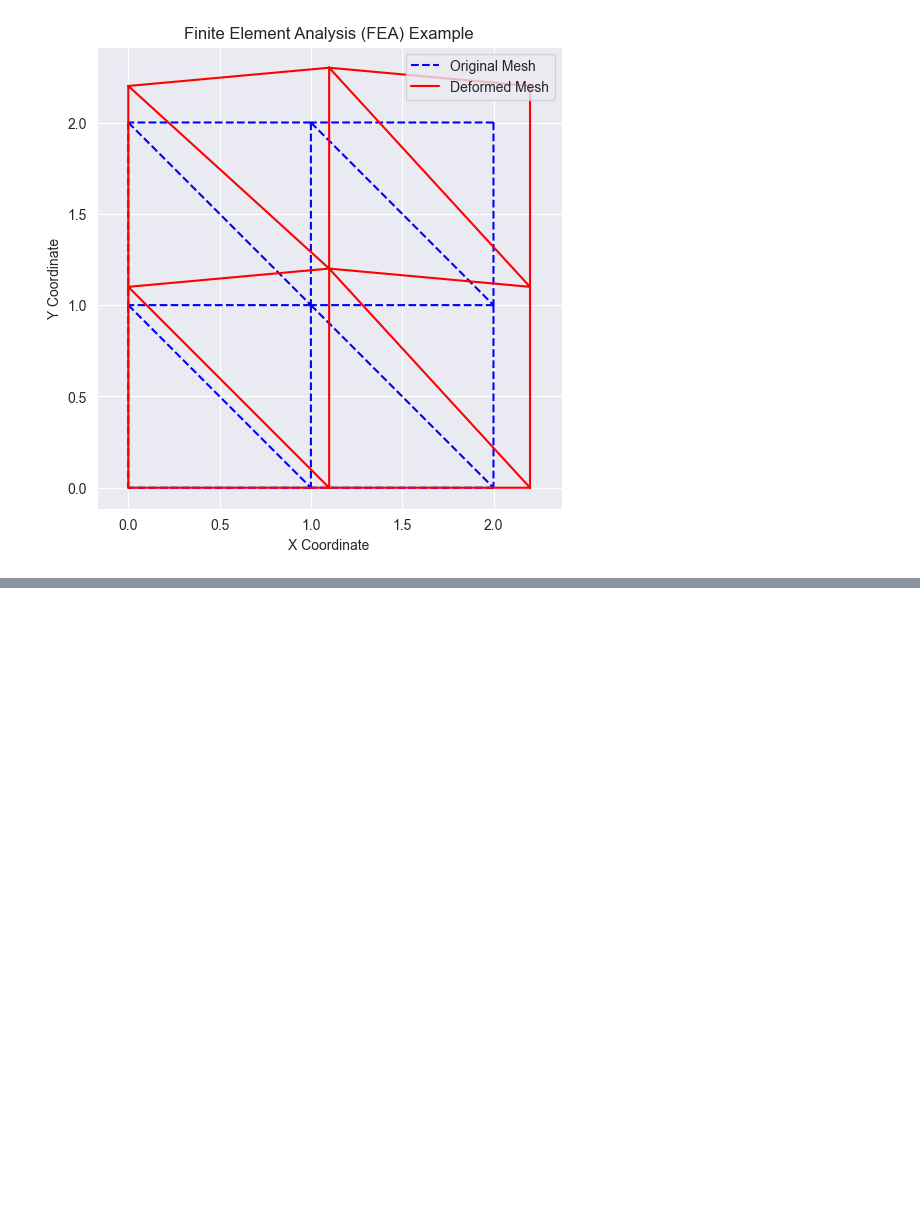
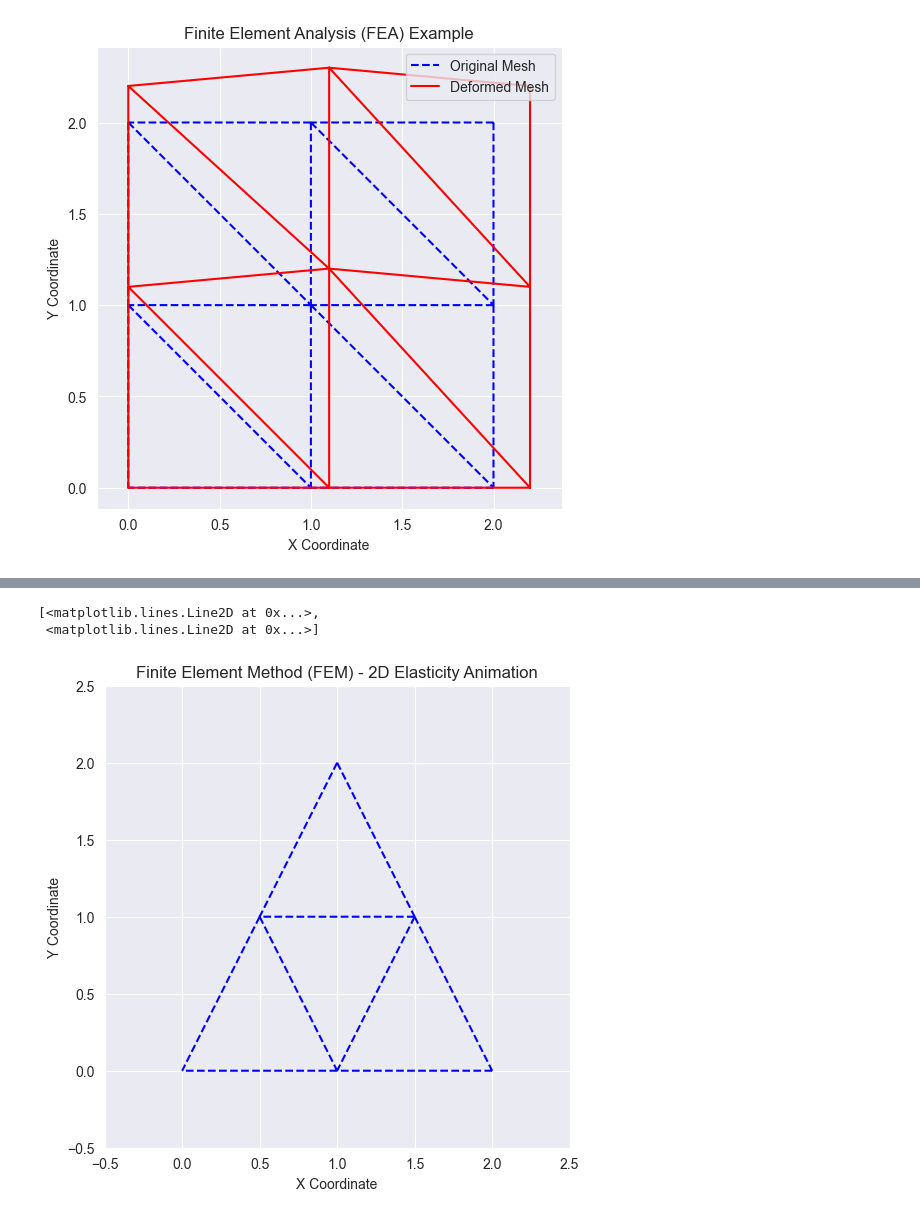
Before and after one commit to sze-aail/basic-programming, a Jupyter notebook: lectures/week03/05_fem_stress.ipynb, the cells around one changed output, grey strips where cells are left out. Drawn from its saved outputs; the diff is of its cells as text; code cells hidden in the pictures; blank space fills up the shorter version.

```diff
--- a/lectures/week03/05_fem_stress.ipynb
+++ b/lectures/week03/05_fem_stress.ipynb
@@ -48,0 +151,33 @@ plt.show()
+# %%
+# Define the number of nodes and elements
+num_nodes = 6
+num_elements = 4
+
+# Define node coordinates
+nodes = np.array([
+    [0.0, 0.0],
+    [1.0, 0.0],
+    [2.0, 0.0],
+    [0.5, 1.0],
+    [1.5, 1.0],
+    [1.0, 2.0]
+])
+
+# Define elements as connectivity between nodes
+elements = np.array([
+    [0, 1, 3],
+    [1, 2, 4],
+    [3, 4, 5],
+    [1, 3, 4]
+])
+
+# Define material properties (Young's modulus and Poisson's ratio)
+E = 200e9  # Young's modulus in Pascals
+nu = 0.3   # Poisson's ratio
+
+# Plane stress stiffness matrix (2D elasticity tensor)
+C = (E / (1 - nu**2)) * np.array([
+    [1, nu, 0],
+    [nu, 1, 0],
+    [0, 0, (1 - nu) / 2]
+])
@@ -48,0 +228,15 @@ plt.show()
+# %%
+# Set up the animation
+fig, ax = plt.subplots(figsize=(6, 6))
+ax.set_xlim(-0.5, 2.5)
+ax.set_ylim(-0.5, 2.5)
+ax.set_xlabel("X Coordinate")
+ax.set_ylabel("Y Coordinate")
+ax.set_title("Finite Element Method (FEM) - 2D Elasticity Animation")
+
+# Plot original mesh
+ax.triplot(nodes[:, 0], nodes[:, 1], elements, color='blue', linestyle='dashed', label="Original Mesh")
+# %% [output]
+[<matplotlib.lines.Line2D at 0x...>,
+ <matplotlib.lines.Line2D at 0x...>]
+[figure, added]
```
Also changed, not shown: parts of 17 cells of this notebook, 6 other files.
